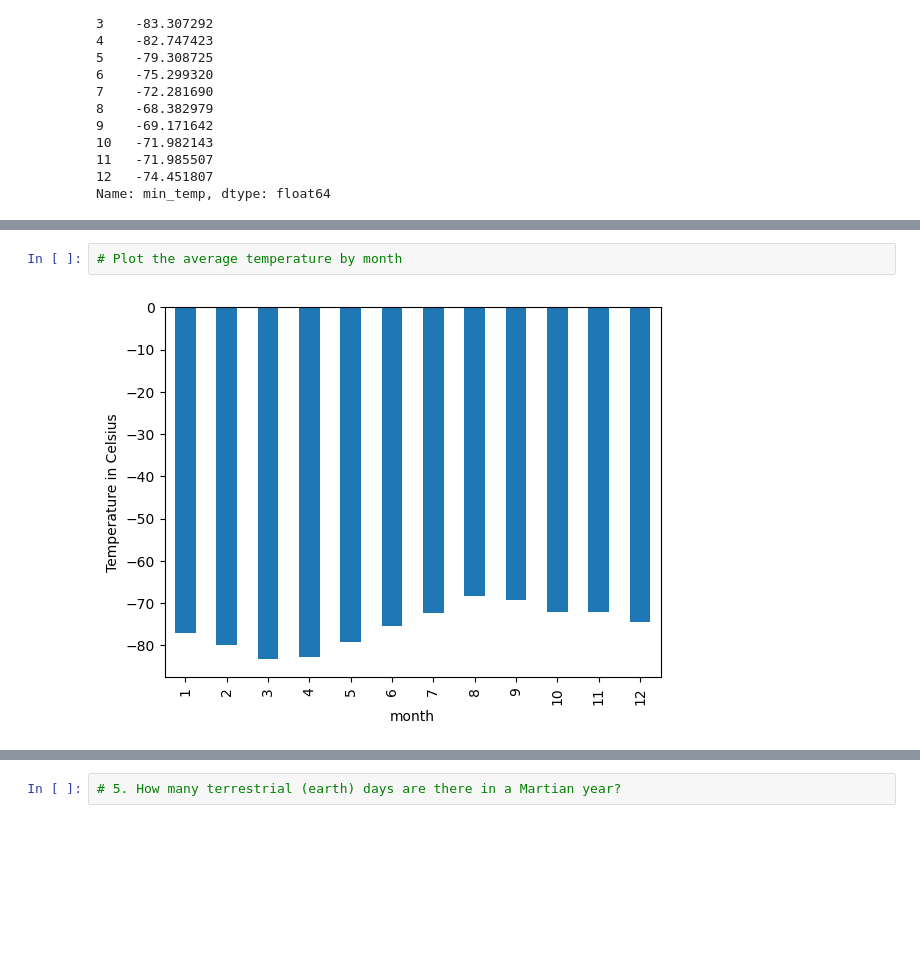
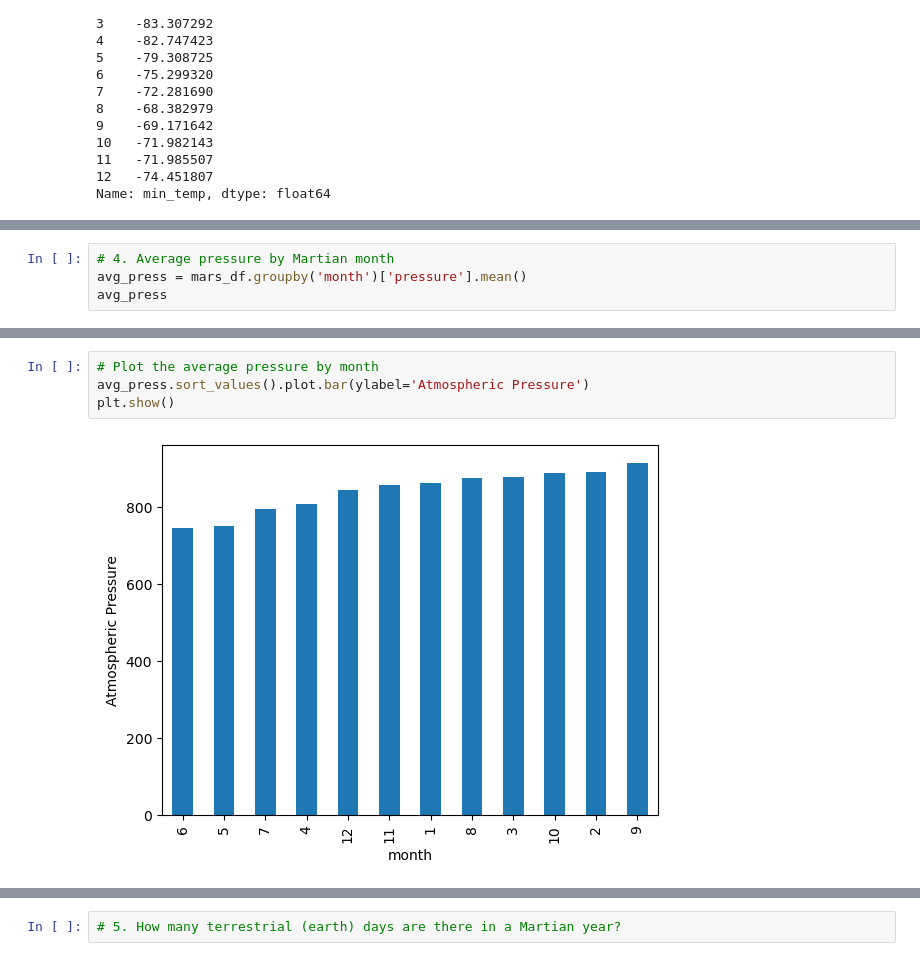
Before and after one commit to joey-october85/11-Module-Mars-DataScraping, a Jupyter notebook: Mars_News/part_2_mars_weather.ipynb, the cells around one changed output, grey strips where cells are left out. Drawn from its saved outputs; the diff is of its cells as text; blank space fills up the shorter version.

```diff
--- a/Mars_News/part_2_mars_weather.ipynb
+++ b/Mars_News/part_2_mars_weather.ipynb
@@ -168,0 +174,4 @@ plt.show()
+# %%
+# 4. Average pressure by Martian month
+avg_press = mars_df.groupby('month')['pressure'].mean()
+avg_press
@@ -169,4 +193,6 @@ plt.show()
 # %%
-# Plot the average temperature by month
+# Plot the average pressure by month
+avg_press.sort_values().plot.bar(ylabel='Atmospheric Pressure')
+plt.show()
 # %% [output]
-[figure, old version]
+[figure, new version]
```
Also changed, not shown: parts of 7 cells of this notebook.
